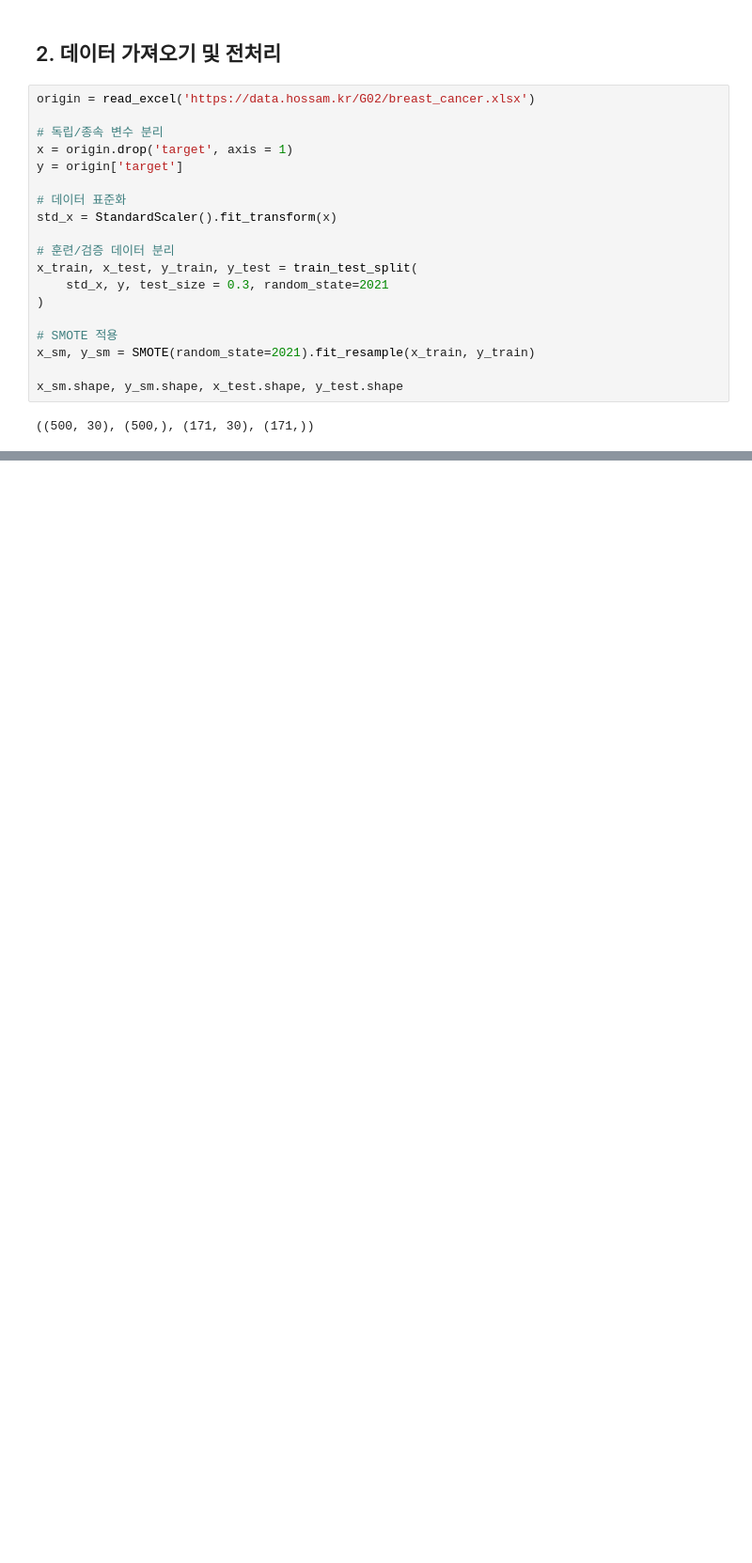
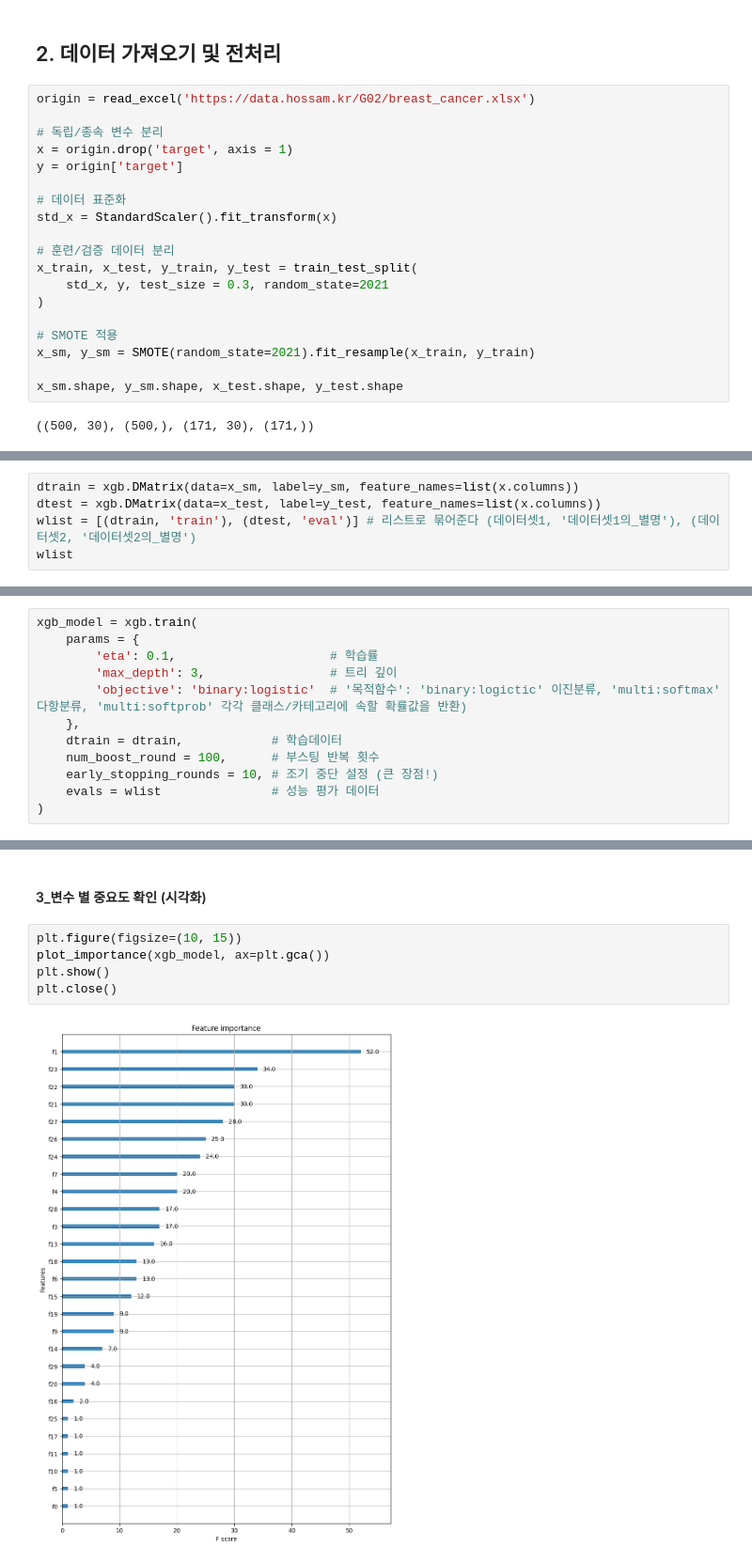
Before and after one commit to dahyoon/data_analysis, a Jupyter notebook: G_데이터마이닝/2_Sklearn/38_XGBost(1).ipynb, the cells around one changed output, grey strips where cells are left out. Shown at 94% size. Drawn from its saved outputs; the diff is of its cells as text; blank space fills up the shorter version.

```diff
--- a/G_데이터마이닝/2_Sklearn/38_XGBost(1).ipynb
+++ b/G_데이터마이닝/2_Sklearn/38_XGBost(1).ipynb
@@ -52,0 +60,5 @@ x_sm.shape, y_sm.shape, x_test.shape, y_test.shape
+# %%
+dtrain = xgb.DMatrix(data=x_sm, label=y_sm, feature_names=list(x.columns))
+dtest = xgb.DMatrix(data=x_test, label=y_test, feature_names=list(x.columns))
+wlist = [(dtrain, 'train'), (dtest, 'eval')] # 리스트로 묶어준다 (데이터셋1, '데이터셋1의_별명'), (데이터셋2, '데이터셋2의_별명')
+wlist
@@ -52,0 +70,12 @@ x_sm.shape, y_sm.shape, x_test.shape, y_test.shape
+# %%
+xgb_model = xgb.train(
+    params = {
+        'eta': 0.1,                     # 학습률
+        'max_depth': 3,                 # 트리 깊이
+        'objective': 'binary:logistic'  # '목적함수': 'binary:logictic' 이진분류, 'multi:softmax' 다항분류, 'multi:softprob' 각각 클래스/카테고리에 속할 확률값을 반환)
+    },
+    dtrain = dtrain,            # 학습데이터
+    num_boost_round = 100,      # 부스팅 반복 횟수
+    early_stopping_rounds = 10, # 조기 중단 설정 (큰 장점!)
+    evals = wlist               # 성능 평가 데이터
+)
@@ -52,0 +135,9 @@ x_sm.shape, y_sm.shape, x_test.shape, y_test.shape
+# %% [markdown]
+#### 3_변수 별 중요도 확인 (시각화)
+# %%
+plt.figure(figsize=(10, 15))
+plot_importance(xgb_model, ax=plt.gca())
+plt.show()
+plt.close()
+# %% [output]
+[figure, added]
```
Also changed, not shown: parts of 13 cells of this notebook, 4 other files.
